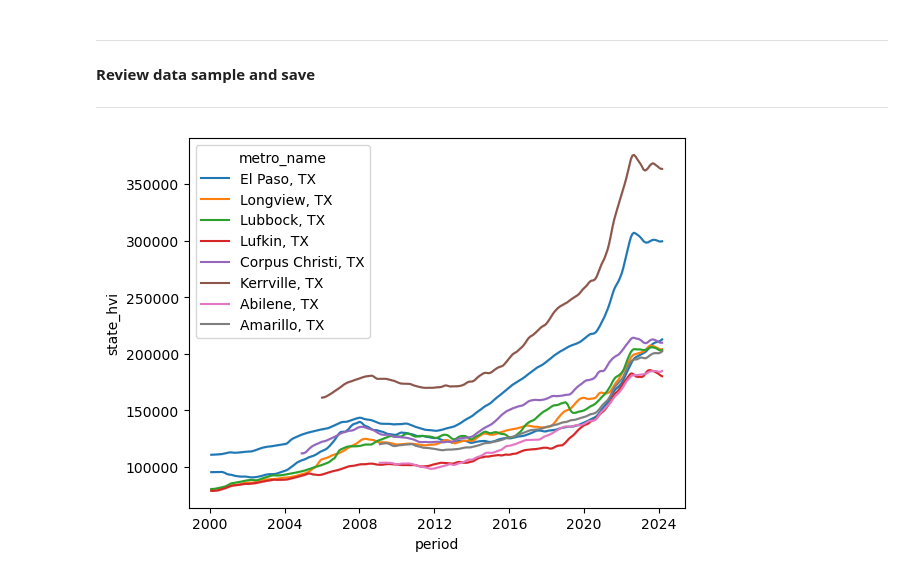
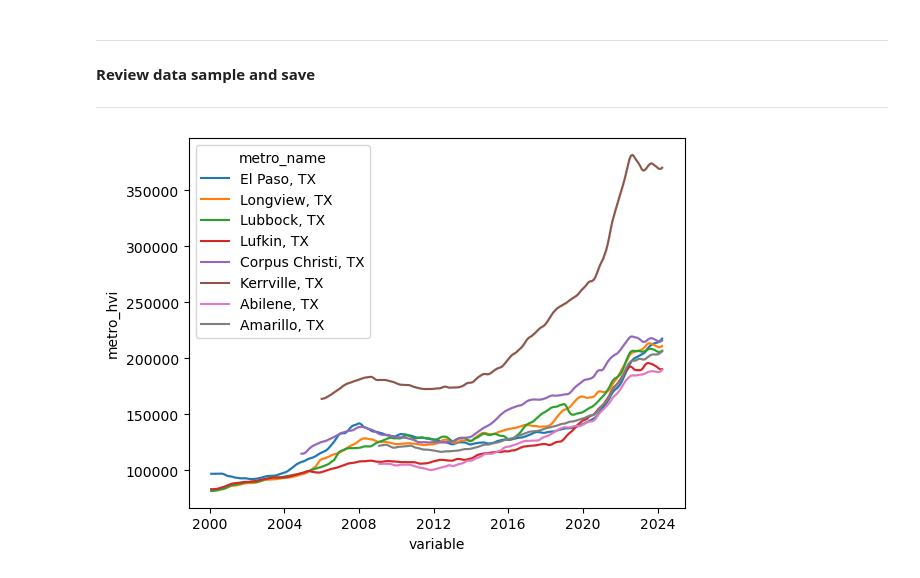
Before and after one commit to boc410/Home-Value-Index-Prediction, a Jupyter notebook: Notebooks/Data Wrangling-Zillow.ipynb, the cells around one changed output. Drawn from its saved outputs; the diff is of its cells as text; code cells hidden in the pictures.

Commit message:
added BEA data wrangling and updated EDA

```diff
--- a/Notebooks/Data Wrangling-Zillow.ipynb
+++ b/Notebooks/Data Wrangling-Zillow.ipynb
@@ -823,9 +1104,9 @@ print(no_metro_df_temp1['fuzzy_metro_name'].isnull().sum())
 
 #Update column names
 no_metro_df_temp1 = no_metro_df.reset_index()
-no_metro_df_temp1.drop(columns=['index','metro_name'], inplace=True)
+no_metro_df_temp1.drop(columns=['metro_name'], inplace=True)
 no_metro_df_temp1.rename(columns={'fuzzy_metro_name':'metro_name'}, inplace=True)
 
 print(no_metro_df_temp1.shape)
-no_metro_df_temp1.columns
+no_metro_df_temp1.head()
 # %% [output]
@@ -843,19 +1124,21 @@ Index(['zip_ID', 'zip_type', 'state_ID', 'state_name', 'state_type',
 # %%
 #Remerge metro dataset with fuzzy metro name
 no_metro_df_temp = pd.merge(
-    no_metro_df_temp1[['zip_ID', 'zip_type', 'state_ID', 'state_name', 'state_type', #exclude metro metrics from no_metro_df
-       'metro_ID', 'metro_name', 'metro_type', 'period', 'zip_hvi',
+    no_metro_df_temp1[['variable','zip_ID','zip_type', 'state_ID', 'state_name', 'state_type', #exclude metro metrics from no_metro_df
+       'metro_ID', 'metro_name', 'metro_type', 'zip_hvi',
        'state_HVI', 'fuzzy_score']],
     zillow_metro_df_metrics,
-    left_on=['metro_name','period'],right_on=['RegionName','variable'],how='inner')
+    left_on=['metro_name','variable'],right_on=['RegionName','variable'],how='inner')
 
-no_metro_df_updated = no_metro_df_temp.drop(columns=['metro_ID','metro_name','metro_type','StateName','variable'])
+no_metro_df_updated = no_metro_df_temp.drop(columns=['metro_ID','metro_name','metro_type','StateName'])
 no_metro_df_updated = no_metro_df_updated.rename(columns={
     "RegionID":"metro_ID",
     "RegionName":"metro_name",
     "RegionType":"metro_type"
 })
+
 print(no_metro_df_updated['fuzzy_score'].unique())
 print(no_metro_df_updated.shape)
+no_metro_df_updated.head()
 # %% [output]
 [95. 90.]
@@ -875,2 +1165,8 @@ print(len(no_metro_df))
+# %%
+metro_df = metro_df.reset_index()
+no_metro_df_updated = no_metro_df_updated.reset_index()
+no_metro_df_no_update = no_metro_df_no_update.reset_index()
 # %%
-zillow_data = pd.concat([metro_df, no_metro_df_updated, no_metro_df_no_update], ignore_index=True)
+zillow_zip_data = pd.concat([metro_df, no_metro_df_updated, no_metro_df_no_update], ignore_index=True)
+zillow_zip_data = zillow_zip_data.set_index('variable')
+zillow_zip_data.head()
@@ -884,12 +1189,12 @@ Updated Zillow dataframe includes same record count:  True
 *****
 # %%
 #Review metro hvi for 8 metros in Texas
-z_TX = zillow_data[zillow_data['state_ID'] == 'TX']
+z_TX = zillow_zip_data[zillow_zip_data['state_ID'] == 'TX'].reset_index()
 z_TX_metros = z_TX['metro_name'].unique()
 first8 = z_TX_metros[:8]
 z_TX_first8 = z_TX[z_TX['metro_name'].isin(first8)]
-sns.lineplot(x='period', y='metro_hvi', hue='metro_name', data=z_TX_first8)
+sns.lineplot(x='variable', y='metro_hvi', hue='metro_name', data=z_TX_first8)
 plt.show()
 # %% [output]
-[figure, old version]
+[figure, new version]
 # %%
```
Also changed, not shown: parts of 84 cells of this notebook, 5 other files.
